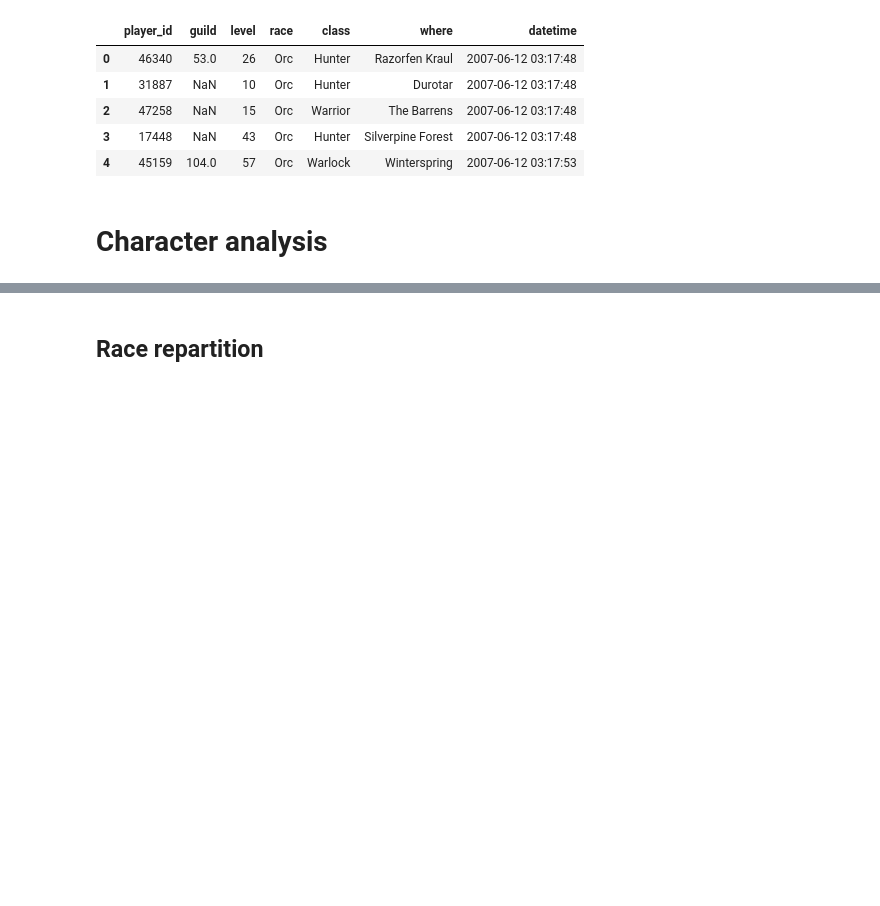
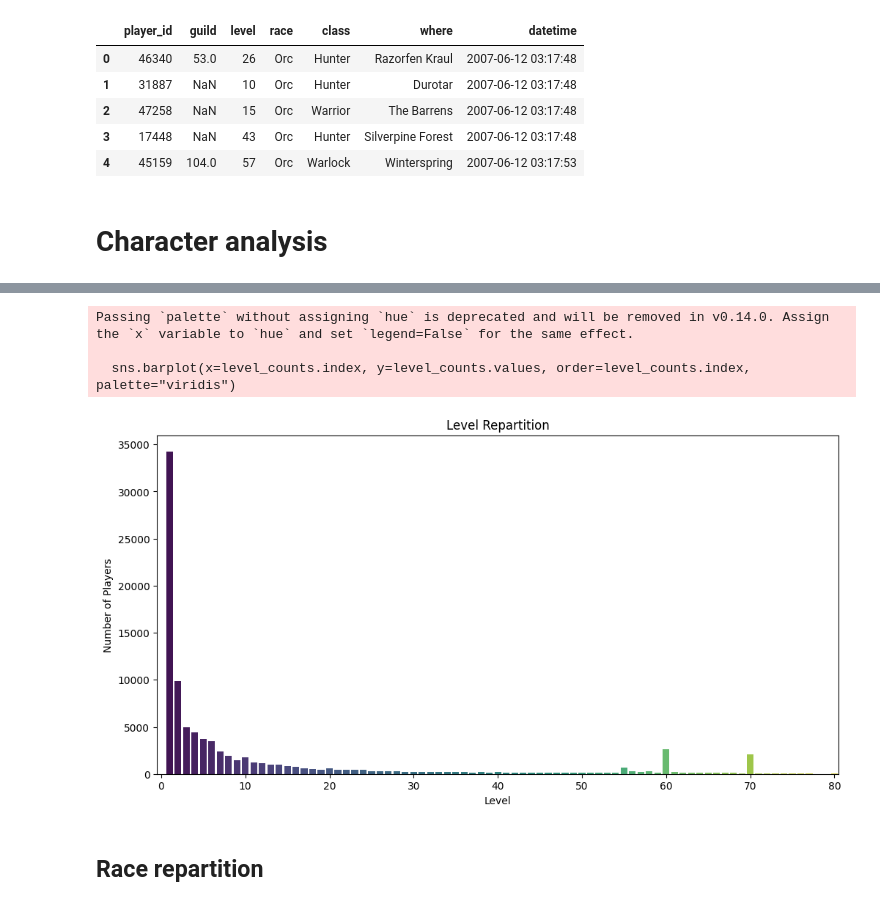
Before and after one commit to PierreVauterin/dataScience, a Jupyter notebook: wowDataAnalysis.ipynb, the cells around one changed output, grey strips where cells are left out. Cells and saved outputs as stored; diff of their text form; code cells hidden in the pictures; blank space fills up the shorter version.

```diff
--- a/wowDataAnalysis.ipynb
+++ b/wowDataAnalysis.ipynb
@@ -54,3 +63,17 @@ Number of characters: 91056
+# %%
+# Ensure "level" column is treated as numeric
+uniquePlayerData["level"] = pd.to_numeric(uniquePlayerData["level"], errors="coerce")
+
+# Define the full range of levels (0 to 80, stepping by 1)
+full_range = pd.Series(index=np.arange(0, 81, 1), data=0)  # Fill missing levels with 0 count
+
+# Merge with actual counts (fills missing levels with zero)
+level_counts = full_range.add(level_counts, fill_value=0)
+# %% [output]
+Passing `palette` without assigning `hue` is deprecated and will be removed in v0.14.0. Assign the `x` variable to `hue` and set `legend=False` for the same effect.
+
+  sns.barplot(x=level_counts.index, y=level_counts.values, order=level_counts.index, palette="viridis")
+[figure, added]
 # %% [markdown]
 ## Race repartition
 # %%
```
Also changed, not shown: parts of 4 cells of this notebook.
